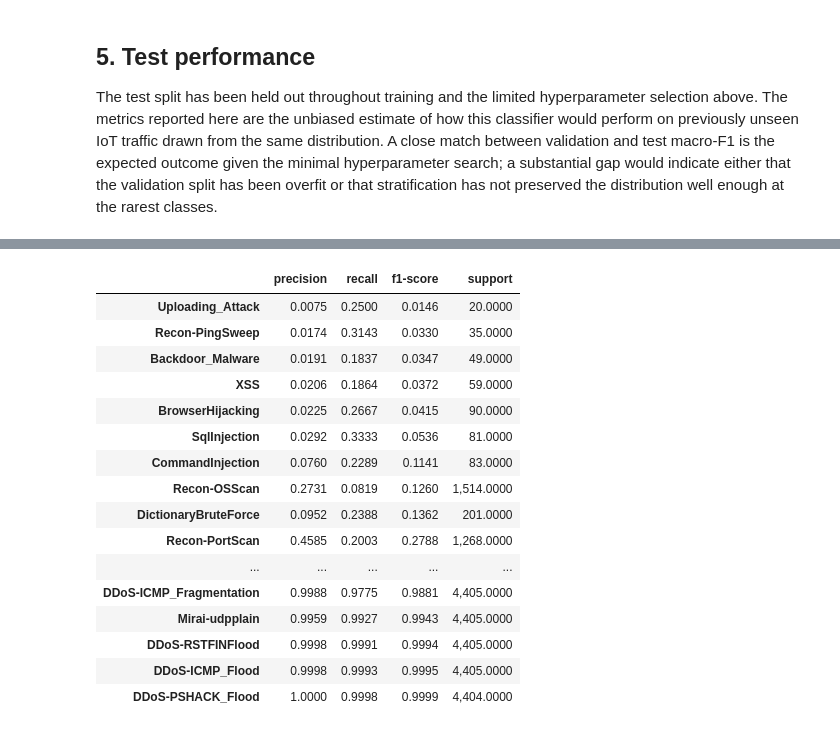
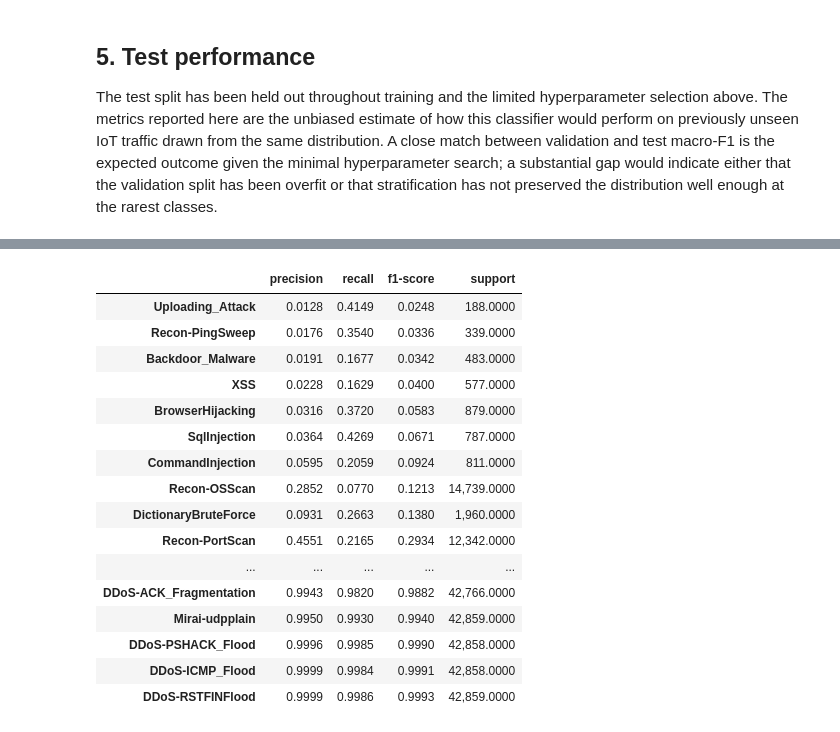
Before and after one commit to Emilio-Sakr/iot-intrusion-detection, a Jupyter notebook: notebooks/02_logistic_regression.ipynb, the cells around one changed output, grey strips where cells are left out. Saved outputs shown, nothing was run; the diff lists cells and outputs as text; code cells hidden in the pictures.

```diff
--- a/notebooks/02_logistic_regression.ipynb
+++ b/notebooks/02_logistic_regression.ipynb
@@ -326,23 +234,23 @@ Test metrics
 # %%
-per_class_dataframe(val_metrics)
+per_class_dataframe(test_metrics)
 # %% [output]
 |  | precision | recall | f1-score | support |
-| Uploading_Attack | 0.0075 | 0.2500 | 0.0146 | 20.0000 |
-| Recon-PingSweep | 0.0174 | 0.3143 | 0.0330 | 35.0000 |
-| Backdoor_Malware | 0.0191 | 0.1837 | 0.0347 | 49.0000 |
-| XSS | 0.0206 | 0.1864 | 0.0372 | 59.0000 |
-| BrowserHijacking | 0.0225 | 0.2667 | 0.0415 | 90.0000 |
-| SqlInjection | 0.0292 | 0.3333 | 0.0536 | 81.0000 |
-| CommandInjection | 0.0760 | 0.2289 | 0.1141 | 83.0000 |
-| Recon-OSScan | 0.2731 | 0.0819 | 0.1260 | 1,514.0000 |
-| DictionaryBruteForce | 0.0952 | 0.2388 | 0.1362 | 201.0000 |
-| Recon-PortScan | 0.4585 | 0.2003 | 0.2788 | 1,268.0000 |
+| Uploading_Attack | 0.0128 | 0.4149 | 0.0248 | 188.0000 |
+| Recon-PingSweep | 0.0176 | 0.3540 | 0.0336 | 339.0000 |
+| Backdoor_Malware | 0.0191 | 0.1677 | 0.0342 | 483.0000 |
+| XSS | 0.0228 | 0.1629 | 0.0400 | 577.0000 |
+| BrowserHijacking | 0.0316 | 0.3720 | 0.0583 | 879.0000 |
+| SqlInjection | 0.0364 | 0.4269 | 0.0671 | 787.0000 |
+| CommandInjection | 0.0595 | 0.2059 | 0.0924 | 811.0000 |
+| Recon-OSScan | 0.2852 | 0.0770 | 0.1213 | 14,739.0000 |
+| DictionaryBruteForce | 0.0931 | 0.2663 | 0.1380 | 1,960.0000 |
+| Recon-PortScan | 0.4551 | 0.2165 | 0.2934 | 12,342.0000 |
 | ... | ... | ... | ... | ... |
-| DDoS-ICMP_Fragmentation | 0.9988 | 0.9775 | 0.9881 | 4,405.0000 |
-| Mirai-udpplain | 0.9959 | 0.9927 | 0.9943 | 4,405.0000 |
-| DDoS-RSTFINFlood | 0.9998 | 0.9991 | 0.9994 | 4,405.0000 |
-| DDoS-ICMP_Flood | 0.9998 | 0.9993 | 0.9995 | 4,405.0000 |
-| DDoS-PSHACK_Flood | 1.0000 | 0.9998 | 0.9999 | 4,404.0000 |
+| DDoS-ACK_Fragmentation | 0.9943 | 0.9820 | 0.9882 | 42,766.0000 |
+| Mirai-udpplain | 0.9950 | 0.9930 | 0.9940 | 42,859.0000 |
+| DDoS-PSHACK_Flood | 0.9996 | 0.9985 | 0.9990 | 42,858.0000 |
+| DDoS-ICMP_Flood | 0.9999 | 0.9984 | 0.9991 | 42,858.0000 |
+| DDoS-RSTFINFlood | 0.9999 | 0.9986 | 0.9993 | 42,859.0000 |
 # %%
 plot_confusion_matrix(
     model,
```
Also changed, not shown: parts of 13 cells of this notebook, 5 other files.
